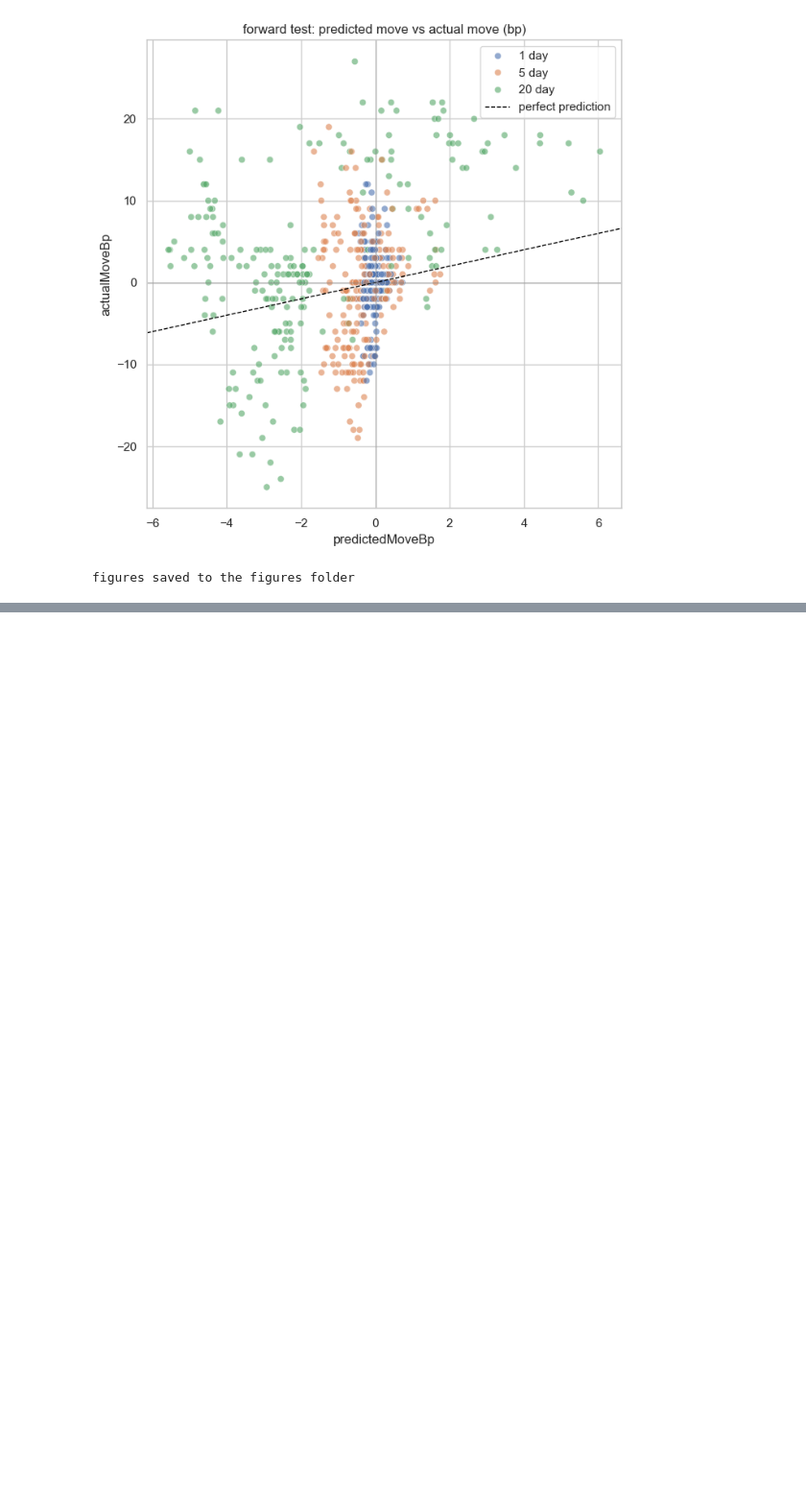
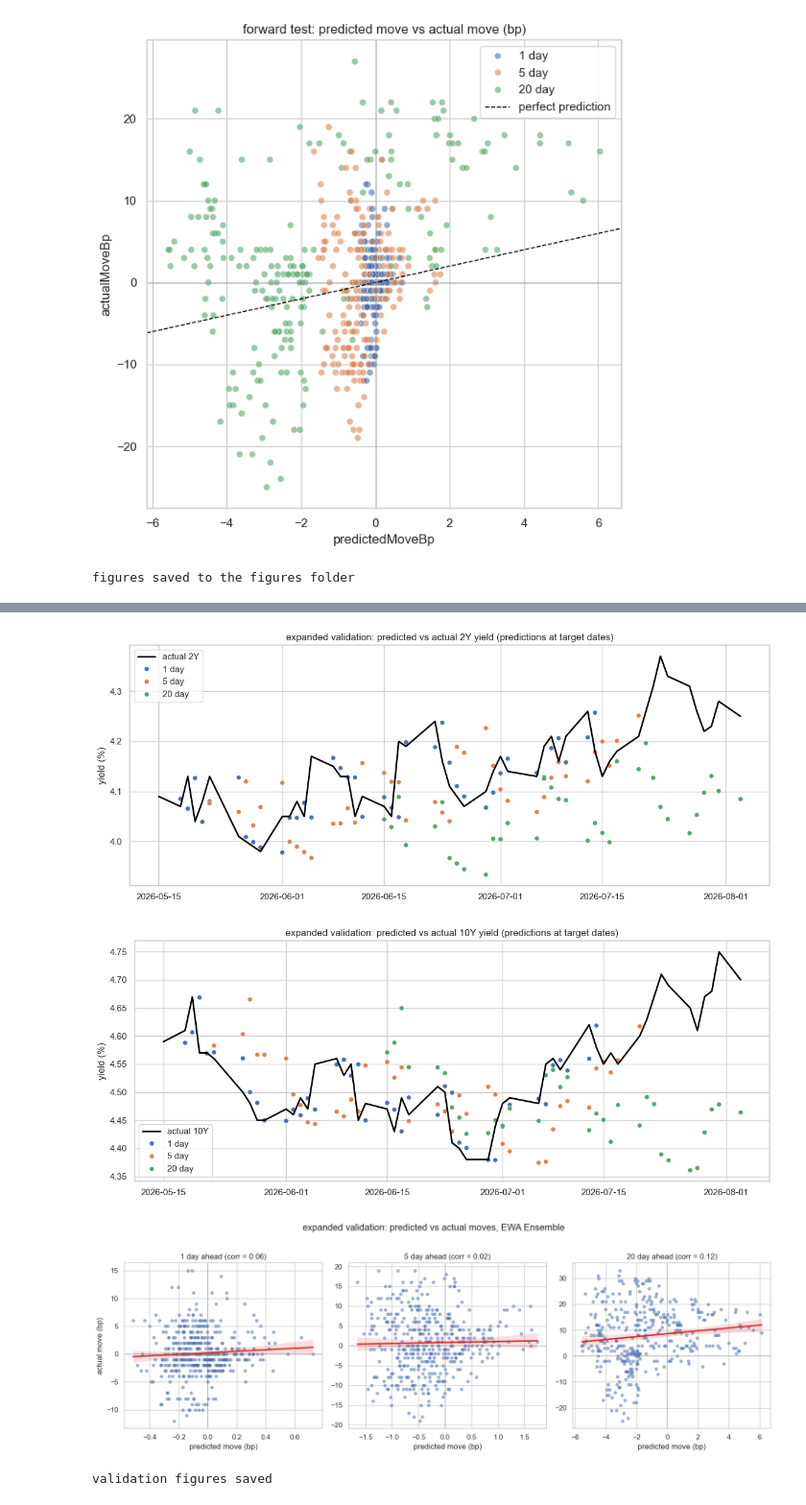
Before and after one commit to raghavken/altREU, a Jupyter notebook: notebooks/final2.ipynb, the cells around one changed output, grey strips where cells are left out. Shown at 96% size. Cells and saved outputs as stored; diff of their text form; code cells hidden in the pictures; blank space fills up the shorter version.

Commit message:
Save current state: LaTeX paper draft, validation figures, notebook updates
Co-Authored-By: Claude Opus 5 <noreply@anthropic.com>

```diff
--- a/notebooks/final2.ipynb
+++ b/notebooks/final2.ipynb
@@ -1089,0 +1278,42 @@ figures saved to the figures folder
+# %%
+valPlot = valDf[valDf["model"] == "EWA Ensemble"].copy()
+valPlot["predictedMoveBp"] = 100 * (valPlot["predicted_yield"] - valPlot["origin_yield"])
+valPlot["actualMoveBp"] = 100 * (valPlot["actual_yield"] - valPlot["origin_yield"])
+valPlot["horizonLabel"] = valPlot["horizon"].astype(str) + " day"
+
+for mat in ["2Y", "10Y"]:
+    plt.figure(figsize=(12, 5))
+    pathActual = dfFull[mat].loc[dfFull.index > oldLastDate]
+    plt.plot(pathActual.index, pathActual.to_numpy(), color="black", linewidth=2, label="actual " + mat)
+    matPlot = valPlot[valPlot["maturity"] == mat]
+    sns.scatterplot(data=matPlot, x="target_date", y="predicted_yield", hue="horizonLabel", s=35)
+    plt.title("expanded validation: predicted vs actual " + mat + " yield (predictions at target dates)")
+    plt.ylabel("yield (%)")
+    plt.xlabel("")
+    plt.legend()
+    plt.tight_layout()
+    plt.savefig("../figures/validation_predicted_vs_actual_" + mat + ".png", dpi=150)
+    plt.show()
+
+fig, axes = plt.subplots(1, 3, figsize=(15, 5))
+horizonList = [1, 5, 20]
+for a in range(3):
+    sub = valPlot[valPlot["horizon"] == horizonList[a]]
+    corr = np.corrcoef(sub["predictedMoveBp"], sub["actualMoveBp"])[0, 1]
+    sns.regplot(data=sub, x="predictedMoveBp", y="actualMoveBp", ax=axes[a],
+                scatter_kws={"alpha": 0.5, "s": 18}, line_kws={"color": "tab:red"})
+    axes[a].axhline(0, color="gray", linewidth=0.6)
+    axes[a].axvline(0, color="gray", linewidth=0.6)
+    axes[a].set_title(str(horizonList[a]) + " day ahead (corr = " + str(round(corr, 2)) + ")")
+    axes[a].set_xlabel("predicted move (bp)")
+    axes[a].set_ylabel("actual move (bp)" if a == 0 else "")
+fig.suptitle("expanded validation: predicted vs actual moves, EWA Ensemble", y=1.02)
+plt.tight_layout()
+plt.savefig("../figures/validation_predicted_vs_actual_moves.png", dpi=150, bbox_inches="tight")
+plt.show()
+print("validation figures saved")
+# %% [output]
+[figure, added]
+[figure, added]
+[figure, added]
+validation figures saved
```
Also changed, not shown: parts of 5 cells of this notebook, 18 other files.
